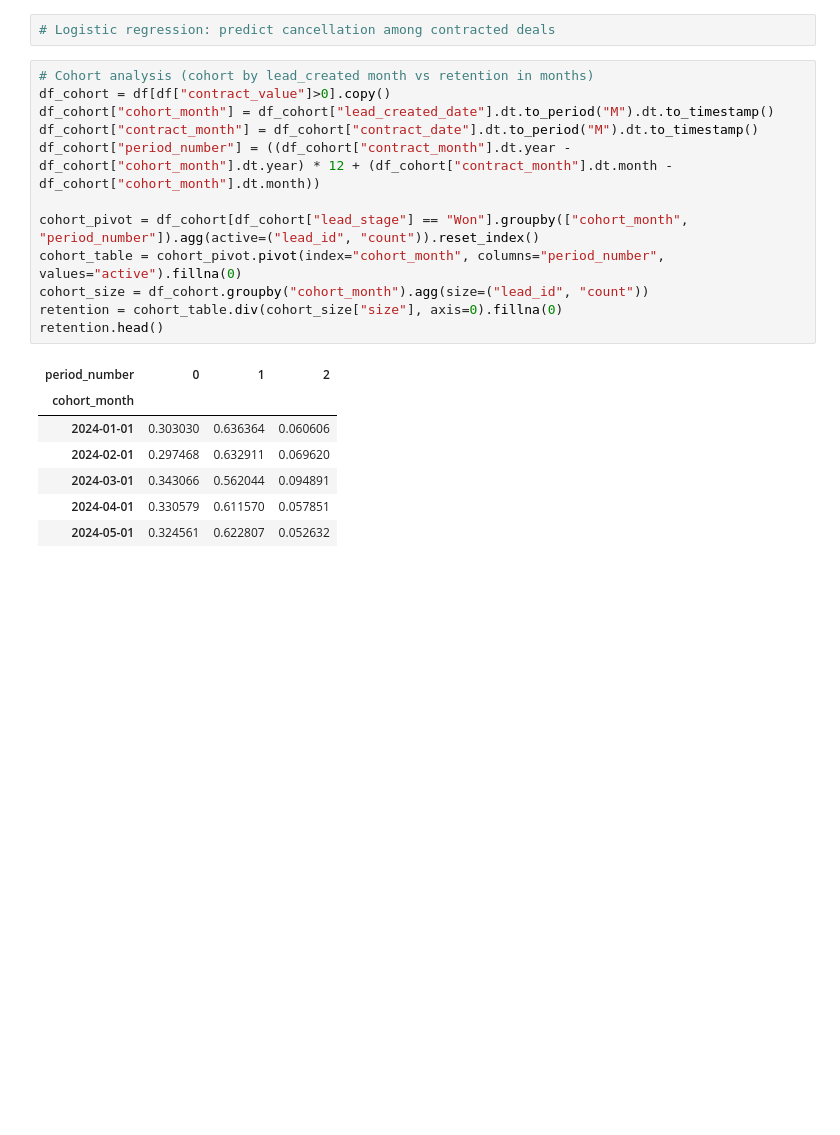
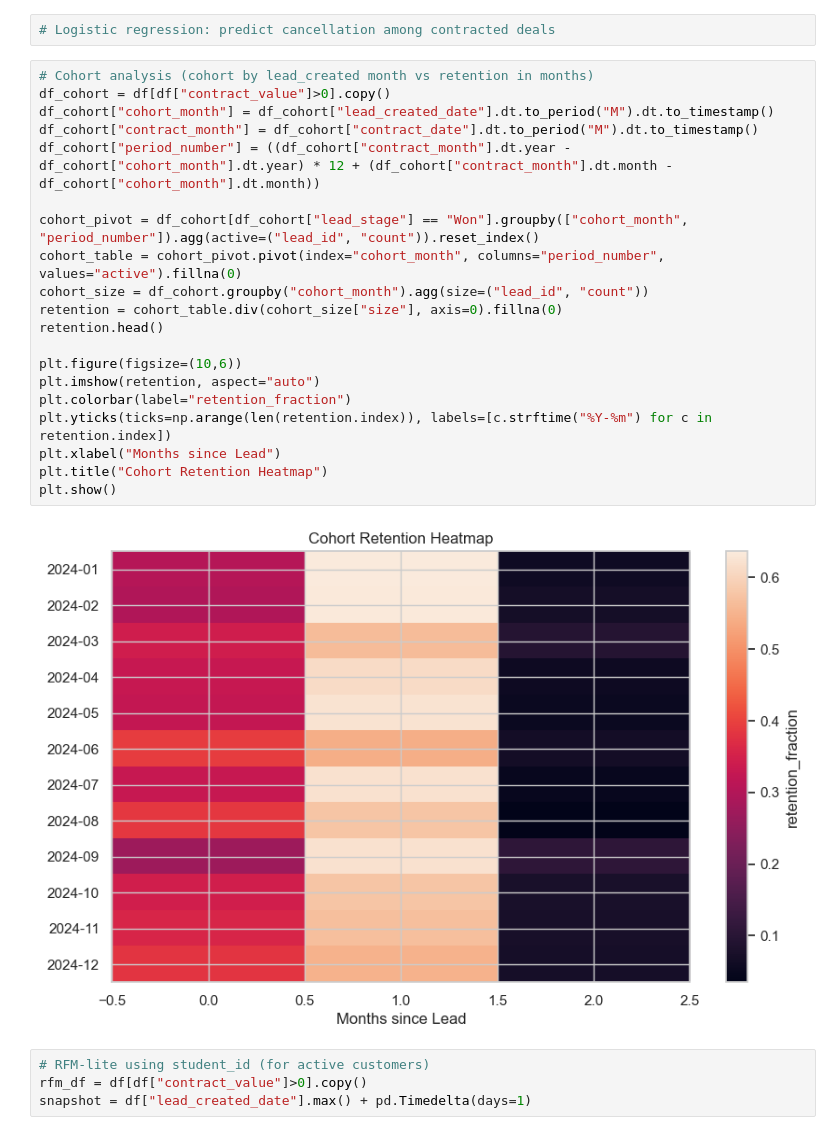
Before and after one commit to noahnoahnoahtran/EDA, a Jupyter notebook: 12_education_revenue/analysis.ipynb, the cells around one changed output. Saved outputs shown, nothing was run; the diff lists cells and outputs as text; blank space fills up the shorter version.

```diff
--- a/12_education_revenue/analysis.ipynb
+++ b/12_education_revenue/analysis.ipynb
@@ -257,20 +257,26 @@ Overall churn rate: 84.80%
 # %%
 # Cohort analysis (cohort by lead_created month vs retention in months)
 df_cohort = df[df["contract_value"]>0].copy()
 df_cohort["cohort_month"] = df_cohort["lead_created_date"].dt.to_period("M").dt.to_timestamp()
 df_cohort["contract_month"] = df_cohort["contract_date"].dt.to_period("M").dt.to_timestamp()
 df_cohort["period_number"] = ((df_cohort["contract_month"].dt.year - df_cohort["cohort_month"].dt.year) * 12 + (df_cohort["contract_month"].dt.month - df_cohort["cohort_month"].dt.month))
 
 cohort_pivot = df_cohort[df_cohort["lead_stage"] == "Won"].groupby(["cohort_month", "period_number"]).agg(active=("lead_id", "count")).reset_index()
 cohort_table = cohort_pivot.pivot(index="cohort_month", columns="period_number", values="active").fillna(0)
 cohort_size = df_cohort.groupby("cohort_month").agg(size=("lead_id", "count"))
 retention = cohort_table.div(cohort_size["size"], axis=0).fillna(0)
 retention.head()
+
+plt.figure(figsize=(10,6))
+plt.imshow(retention, aspect="auto")
+plt.colorbar(label="retention_fraction")
+plt.yticks(ticks=np.arange(len(retention.index)), labels=[c.strftime("%Y-%m") for c in retention.index])
+plt.xlabel("Months since Lead")
+plt.title("Cohort Retention Heatmap")
+plt.show()
 # %% [output]
-| period_number | 0 | 1 | 2 |
-| cohort_month |  |  |  |
-| 2024-01-01 | 0.303030 | 0.636364 | 0.060606 |
-| 2024-02-01 | 0.297468 | 0.632911 | 0.069620 |
-| 2024-03-01 | 0.343066 | 0.562044 | 0.094891 |
-| 2024-04-01 | 0.330579 | 0.611570 | 0.057851 |
-| 2024-05-01 | 0.324561 | 0.622807 | 0.052632 |
+[figure, added]
+# %%
+# RFM-lite using student_id (for active customers)
+rfm_df = df[df["contract_value"]>0].copy()
+snapshot = df["lead_created_date"].max() + pd.Timedelta(days=1)
```
